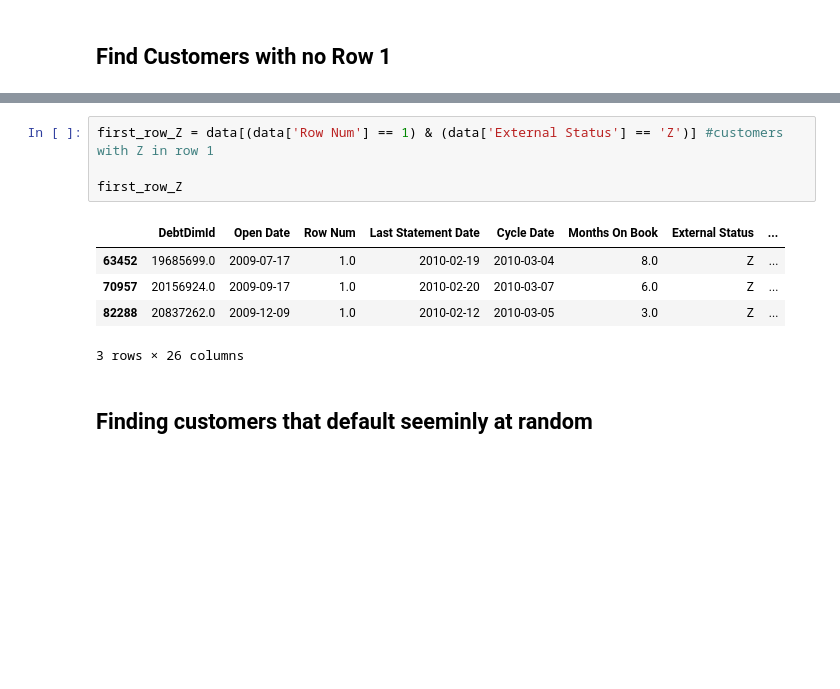
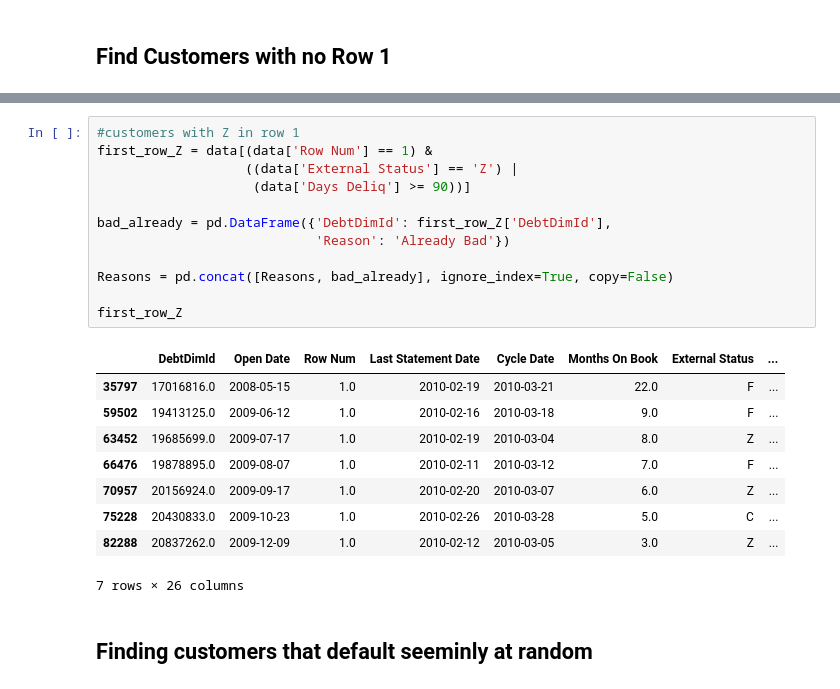
Before and after one commit to AustinHanson/STAT551-Midterm, a Jupyter notebook: Creating_Model_Data.ipynb, the cells around one changed output, grey strips where cells are left out. Drawn from its saved outputs; the diff is of its cells as text; blank space fills up the shorter version.

```diff
--- a/Creating_Model_Data.ipynb
+++ b/Creating_Model_Data.ipynb
@@ -95,13 +85,25 @@ no_row_1_data
-# %%
-first_row_Z = data[(data['Row Num'] == 1) & (data['External Status'] == 'Z')] #customers with Z in row 1
-
-first_row_Z
-# %% [output]
-|  | DebtDimId | Open Date | Row Num | Last Statement Date | Cycle Date | Months On Book | External Status | ... |
-| 63452 | 19685699.0 | 2009-07-17 | 1.0 | 2010-02-19 | 2010-03-04 | 8.0 | Z | ... |
-| 70957 | 20156924.0 | 2009-09-17 | 1.0 | 2010-02-20 | 2010-03-07 | 6.0 | Z | ... |
-| 82288 | 20837262.0 | 2009-12-09 | 1.0 | 2010-02-12 | 2010-03-05 | 3.0 | Z | ... |
-3 rows × 26 columns
+# %%
+#customers with Z in row 1
+first_row_Z = data[(data['Row Num'] == 1) &
+                   ((data['External Status'] == 'Z') |
+                    (data['Days Deliq'] >= 90))]
+
+bad_already = pd.DataFrame({'DebtDimId': first_row_Z['DebtDimId'],
+                            'Reason': 'Already Bad'})
+
+Reasons = pd.concat([Reasons, bad_already], ignore_index=True, copy=False)
+
+first_row_Z
+# %% [output]
+|  | DebtDimId | Open Date | Row Num | Last Statement Date | Cycle Date | Months On Book | External Status | ... |
+| 35797 | 17016816.0 | 2008-05-15 | 1.0 | 2010-02-19 | 2010-03-21 | 22.0 | F | ... |
+| 59502 | 19413125.0 | 2009-06-12 | 1.0 | 2010-02-16 | 2010-03-18 | 9.0 | F | ... |
+| 63452 | 19685699.0 | 2009-07-17 | 1.0 | 2010-02-19 | 2010-03-04 | 8.0 | Z | ... |
+| 66476 | 19878895.0 | 2009-08-07 | 1.0 | 2010-02-11 | 2010-03-12 | 7.0 | F | ... |
+| 70957 | 20156924.0 | 2009-09-17 | 1.0 | 2010-02-20 | 2010-03-07 | 6.0 | Z | ... |
+| 75228 | 20430833.0 | 2009-10-23 | 1.0 | 2010-02-26 | 2010-03-28 | 5.0 | C | ... |
+| 82288 | 20837262.0 | 2009-12-09 | 1.0 | 2010-02-12 | 2010-03-05 | 3.0 | Z | ... |
+7 rows × 26 columns
 # %% [markdown]
 ## Finding customers that default seeminly at random
 # %%
```
Also changed, not shown: parts of 11 cells of this notebook.
